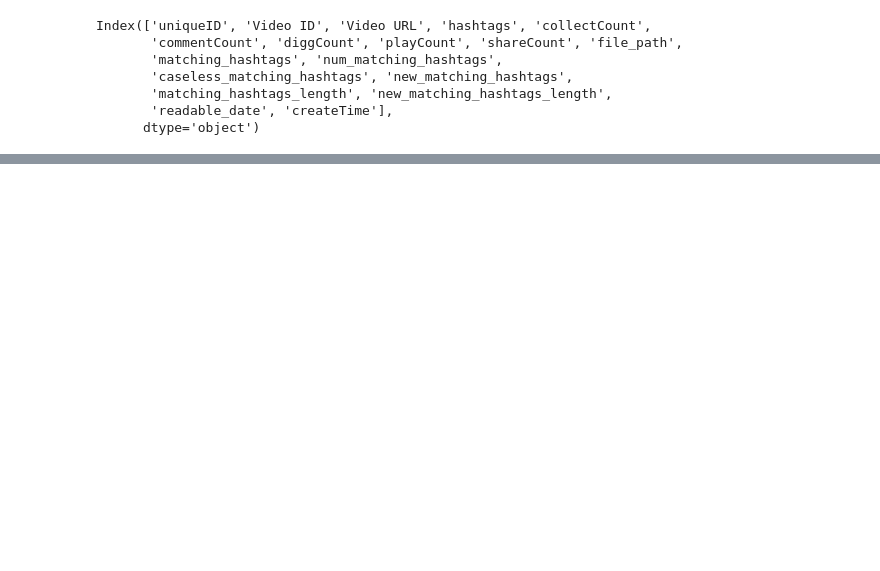
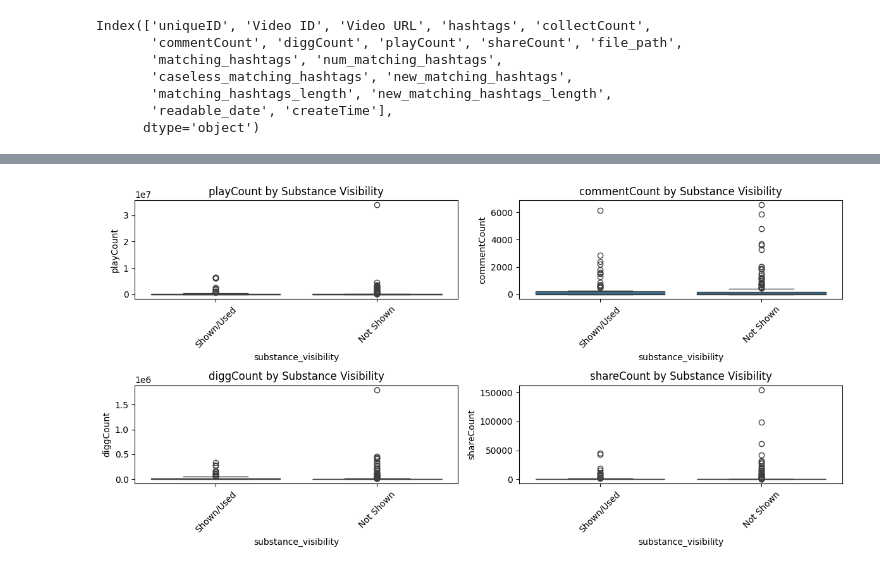
Before and after one commit to social-nlp-lab/explore_tiktok_su, a Jupyter notebook: py/analsis.ipynb, the cells around one changed output, grey strips where cells are left out. Drawn from its saved outputs; the diff is of its cells as text; code cells hidden in the pictures; blank space fills up the shorter version.

Commit message:
analyze coded videos eda and by topic and substance visibility

```diff
--- a/py/analsis.ipynb
+++ b/py/analsis.ipynb
@@ -226,0 +308,20 @@ Freq: M, Name: count, Length: 83, dtype: int64
+# %%
+# join in date information
+coded = coded.rename(columns={'Unnamed: 1': 'Video ID'})
+coded = coded.merge(
+    dat[['Video ID', 'createTime']],
+    on = 'Video ID',
+    how= "left"
+)
+# %%
+# joing community info
+def match_themes(hashtag_list, theme_map):
+   themes = []
+   for hashtag in hashtag_list:
+       if hashtag in theme_map:
+           themes.append(theme_map[hashtag])
+   return themes if themes else None
+
+coded['hashtags'] = coded['hashtags'].apply(lambda x: eval(x) if isinstance(x, str) else x)
+theme_dict = dict(zip(community['Node'], community['Community']))
+coded['themes'] = coded['hashtags'].apply(lambda x: match_themes(x, theme_dict))
@@ -226,0 +471,66 @@ Freq: M, Name: count, Length: 83, dtype: int64
+# %%
+from scipy import stats
+# Create substance visibility groups
+# Combine "Showing" and "Using" into one group vs "Not shown"
+coded['substance_visibility'] = coded['Are drugs/substance shown?'].map(
+    lambda x: 'Shown/Used' if x in ['Showing', 'Using'] else 'Not Shown'
+)
+
+# Function to perform statistical testing
+def compare_engagement(df, metric):
+    shown = df[df['substance_visibility'] == 'Shown/Used'][metric]
+    not_shown = df[df['substance_visibility'] == 'Not Shown'][metric]
+    stat, pval = stats.mannwhitneyu(shown, not_shown, alternative='two-sided')
+    return stat, pval
+
+# Calculate mean engagement metrics by group
+engagement_metrics = ['playCount', 'commentCount', 'diggCount', 'shareCount']
+engagement_comparison = coded.groupby('substance_visibility')[engagement_metrics].agg(['mean', 'std'])
+
+# Perform statistical tests
+stat_results = {}
+for metric in engagement_metrics:
+    stat, pval = compare_engagement(coded, metric)
+    stat_results[metric] = {'statistic': stat, 'p-value': pval}
+
+# Topic distribution analysis
+topic_dist = pd.crosstab(coded['Video Topic?'], coded['substance_visibility'], normalize='columns')
+
+# Plotting
+# 1. Engagement metrics comparison
+plt.figure(figsize=(12, 6))
+for i, metric in enumerate(engagement_metrics):
+    plt.subplot(2, 2, i+1)
+    sns.boxplot(x='substance_visibility', y=metric, data=coded)
+    plt.title(f'{metric} by Substance Visibility')
+    plt.xticks(rotation=45)
+plt.tight_layout()
+plt.show()
+
+# 2. Topic distribution
+plt.figure(figsize=(10, 6))
+topic_dist.plot(kind='bar', stacked=False)
+plt.title('Topic Distribution by Substance Visibility')
+plt.xlabel('Video Topic')
+plt.ylabel('Proportion')
+plt.legend(title='Substance Visibility')
+plt.xticks(rotation=45, ha='right')
+plt.tight_layout()
+plt.show()
+
+# Print statistical results
+print("\nStatistical Test Results (Mann-Whitney U):")
+for metric, results in stat_results.items():
+    print(f"\n{metric}:")
+    print(f"Statistic: {results['statistic']:.2f}")
+    print(f"P-value: {results['p-value']:.4f}")
+
+# Print mean engagement metrics
+print("\nMean Engagement Metrics by Group:")
+print(engagement_comparison)
+
+# Print topic distribution
+print("\nTopic Distribution by Group:")
+print(topic_dist)
+# %% [output]
+[figure, added]
```
Also changed, not shown: parts of 29 cells of this notebook, 19 other files.
